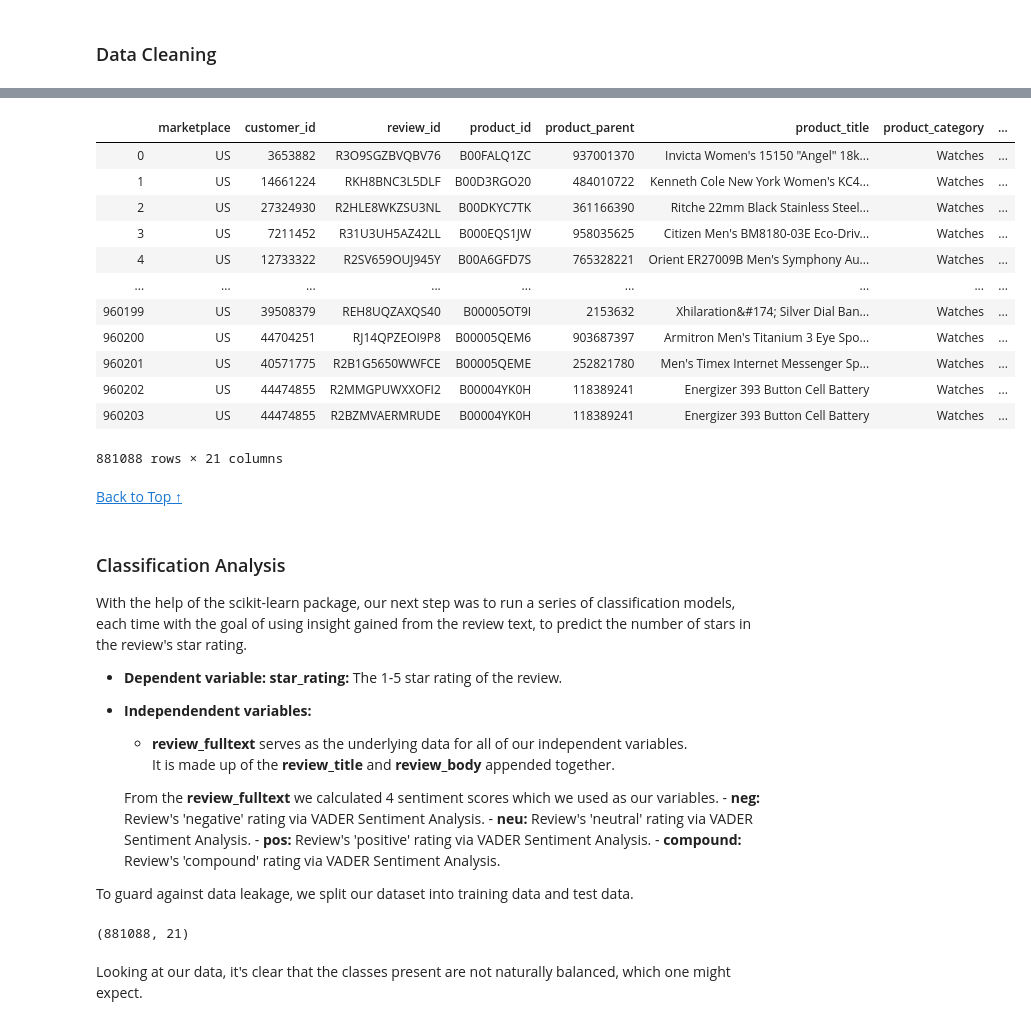
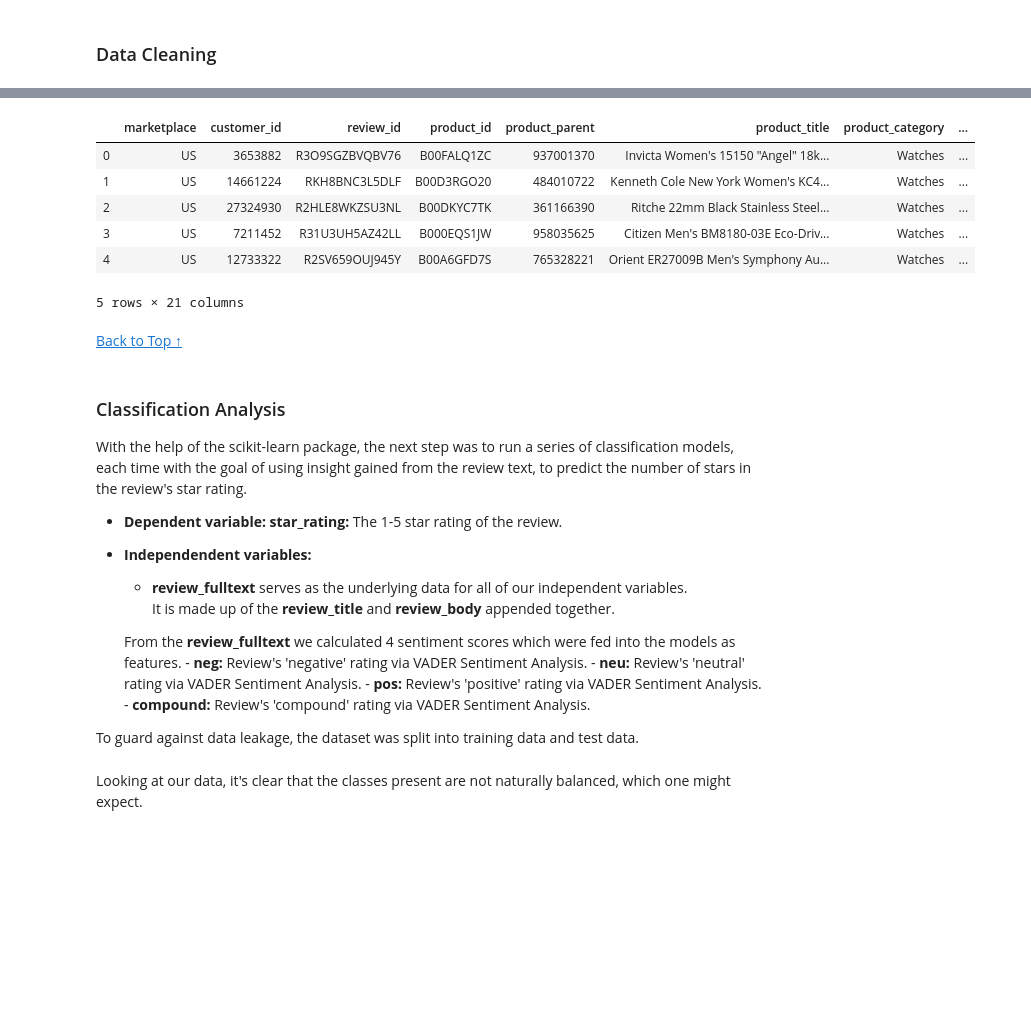
Before and after one commit to muoyo/amazon-nlp, a Jupyter notebook: notebooks/amazon.ipynb, the cells around one changed output, grey strips where cells are left out. Saved outputs shown, nothing was run; the diff lists cells and outputs as text; code cells hidden in the pictures; blank space fills up the shorter version.

Commit message:
Save Models

```diff
--- a/notebooks/amazon.ipynb
+++ b/notebooks/amazon.ipynb
@@ -172,21 +106,15 @@ df = append_sentiment_scores2(df)
 # pickle.dump( df, open( "../models/save.df", "wb" ) )
 df = pickle.load( open( "../models/save.df", "rb" ))
 # %%
-df
+df.head()
 # %% [output]
 |  | marketplace | customer_id | review_id | product_id | product_parent | product_title | product_category | ... |
 | 0 | US | 3653882 | R3O9SGZBVQBV76 | B00FALQ1ZC | 937001370 | Invicta Women's 15150 "Angel" 18k... | Watches | ... |
 | 1 | US | 14661224 | RKH8BNC3L5DLF | B00D3RGO20 | 484010722 | Kenneth Cole New York Women's KC4... | Watches | ... |
 | 2 | US | 27324930 | R2HLE8WKZSU3NL | B00DKYC7TK | 361166390 | Ritche 22mm Black Stainless Steel... | Watches | ... |
 | 3 | US | 7211452 | R31U3UH5AZ42LL | B000EQS1JW | 958035625 | Citizen Men's BM8180-03E Eco-Driv... | Watches | ... |
 | 4 | US | 12733322 | R2SV659OUJ945Y | B00A6GFD7S | 765328221 | Orient ER27009B Men's Symphony Au... | Watches | ... |
-| ... | ... | ... | ... | ... | ... | ... | ... | ... |
-| 960199 | US | 39508379 | REH8UQZAXQS40 | B00005OT9I | 2153632 | Xhilaration&#174; Silver Dial Ban... | Watches | ... |
-| 960200 | US | 44704251 | RJ14QPZEOI9P8 | B00005QEM6 | 903687397 | Armitron Men's Titanium 3 Eye Spo... | Watches | ... |
-| 960201 | US | 40571775 | R2B1G5650WWFCE | B00005QEME | 252821780 | Men's Timex Internet Messenger Sp... | Watches | ... |
-| 960202 | US | 44474855 | R2MMGPUWXXOFI2 | B00004YK0H | 118389241 | Energizer 393 Button Cell Battery | Watches | ... |
-| 960203 | US | 44474855 | R2BZMVAERMRUDE | B00004YK0H | 118389241 | Energizer 393 Button Cell Battery | Watches | ... |
-881088 rows × 21 columns
+5 rows × 21 columns
 # %% [markdown]
 
 
@@ -195,7 +123,7 @@ df
 <a id='classification'></a>
 ### Classification Analysis
 
-With the help of the scikit-learn package, our next step was to run a series of classification models, each time with the goal of using insight gained from the review text, to predict the number of stars in the review's star rating.
+With the help of the scikit-learn package, the next step was to run a series of classification models, each time with the goal of using insight gained from the review text, to predict the number of stars in the review's star rating.
 
 - **Dependent variable:** **star_rating:** The 1-5 star rating of the review. <p>
 
@@ -203,17 +131,13 @@ With the help of the scikit-learn package, our next step was to run a series of
     - **review_fulltext** serves as the underlying data for all of our independent variables.<br>
     It is made up of the **review_title** and **review_body** appended together.
 
-    From the **review_fulltext** we calculated 4 sentiment scores which we used as our variables.
+    From the **review_fulltext** we calculated 4 sentiment scores which were fed into the models as features.
         - **neg:** Review's 'negative' rating via VADER Sentiment Analysis.
         - **neu:** Review's 'neutral' rating via VADER Sentiment Analysis.
         - **pos:** Review's 'positive' rating via VADER Sentiment Analysis.
         - **compound:** Review's 'compound' rating via VADER Sentiment Analysis.
 
-To guard against data leakage, we split our dataset into training data and test data.
+To guard against data leakage, the dataset was split into training data and test data.
-# %%
-df.shape
-# %% [output]
-(881088, 21)
 # %%
 X_train, X_test, y_train, y_test = get_train_test_split(df, test_size=.25)
 # %% [markdown]
```
Also changed, not shown: parts of 44 cells of this notebook, 2 other files.
